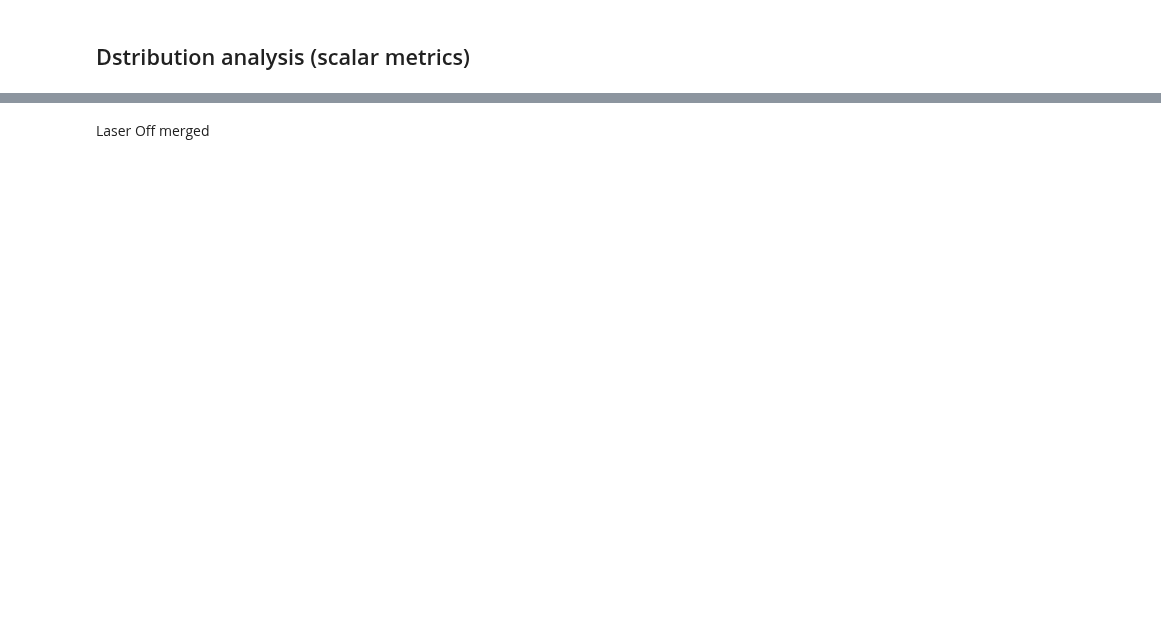
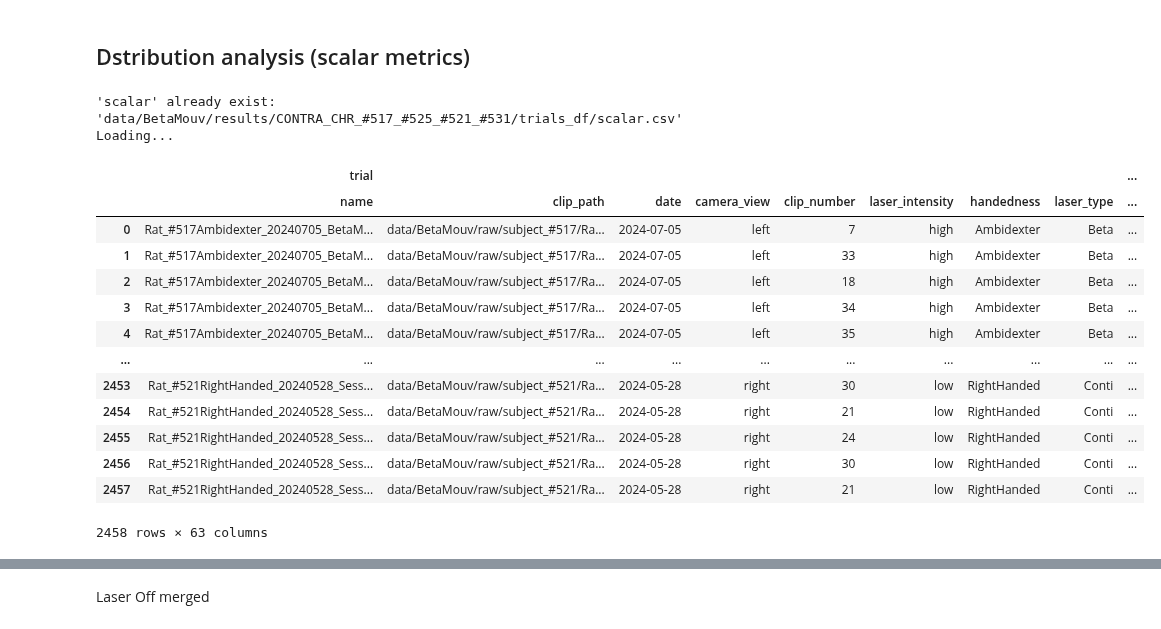
Before and after one commit to Poemiti/IMN_Kinematics, a Jupyter notebook: analysis.ipynb, the cells around one changed output, grey strips where cells are left out. Drawn from its saved outputs; the diff is of its cells as text; code cells hidden in the pictures; blank space fills up the shorter version.

Commit message:
clean opening and saving of dataframe for analysis

```diff
--- a/analysis.ipynb
+++ b/analysis.ipynb
@@ -266,3 +362,22 @@ project.trialgroup.lineplot_traj_per_indentity(save_as=analysis_dir / f"{bodypar
 # %% [markdown]
 ## Dstribution analysis (scalar metrics)
+# %%
+project.trialgroup.build_df(df_dir, "scalar")
+# %% [output]
+'scalar' already exist: 'data/BetaMouv/results/CONTRA_CHR_#517_#525_#521_#531/trials_df/scalar.csv'
+Loading...
+|  | trial |  |  |  |  |  |  |  | ... |
+|  | name | clip_path | date | camera_view | clip_number | laser_intensity | handedness | laser_type | ... |
+| 0 | Rat_#517Ambidexter_20240705_BetaM... | data/BetaMouv/raw/subject_#517/Ra... | 2024-07-05 | left | 7 | high | Ambidexter | Beta | ... |
+| 1 | Rat_#517Ambidexter_20240705_BetaM... | data/BetaMouv/raw/subject_#517/Ra... | 2024-07-05 | left | 33 | high | Ambidexter | Beta | ... |
+| 2 | Rat_#517Ambidexter_20240705_BetaM... | data/BetaMouv/raw/subject_#517/Ra... | 2024-07-05 | left | 18 | high | Ambidexter | Beta | ... |
+| 3 | Rat_#517Ambidexter_20240705_BetaM... | data/BetaMouv/raw/subject_#517/Ra... | 2024-07-05 | left | 34 | high | Ambidexter | Beta | ... |
+| 4 | Rat_#517Ambidexter_20240705_BetaM... | data/BetaMouv/raw/subject_#517/Ra... | 2024-07-05 | left | 35 | high | Ambidexter | Beta | ... |
+| ... | ... | ... | ... | ... | ... | ... | ... | ... | ... |
+| 2453 | Rat_#521RightHanded_20240528_Sess... | data/BetaMouv/raw/subject_#521/Ra... | 2024-05-28 | right | 30 | low | RightHanded | Conti | ... |
+| 2454 | Rat_#521RightHanded_20240528_Sess... | data/BetaMouv/raw/subject_#521/Ra... | 2024-05-28 | right | 21 | low | RightHanded | Conti | ... |
+| 2455 | Rat_#521RightHanded_20240528_Sess... | data/BetaMouv/raw/subject_#521/Ra... | 2024-05-28 | right | 24 | low | RightHanded | Conti | ... |
+| 2456 | Rat_#521RightHanded_20240528_Sess... | data/BetaMouv/raw/subject_#521/Ra... | 2024-05-28 | right | 30 | low | RightHanded | Conti | ... |
+| 2457 | Rat_#521RightHanded_20240528_Sess... | data/BetaMouv/raw/subject_#521/Ra... | 2024-05-28 | right | 21 | low | RightHanded | Conti | ... |
+2458 rows × 63 columns
 # %%
```
Also changed, not shown: parts of 23 cells of this notebook, 5 other files.
